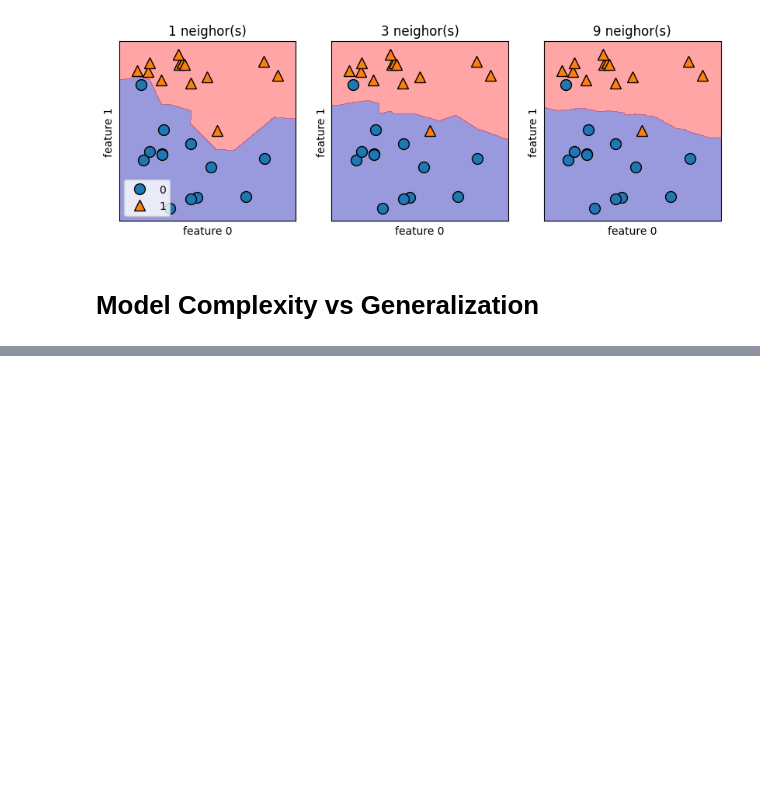
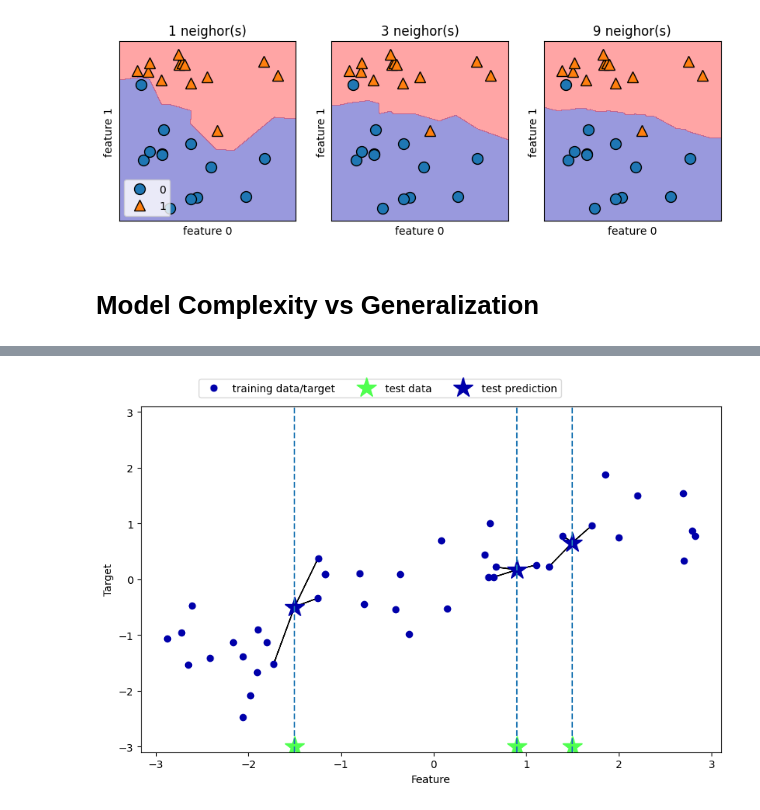
Before and after one commit to mayura-andrew/ml-experiments, a Jupyter notebook: supervised_learning.ipynb, the cells around one changed output, grey strips where cells are left out. Saved outputs shown, nothing was run; the diff lists cells and outputs as text; code cells hidden in the pictures; blank space fills up the shorter version.

```diff
--- a/supervised_learning.ipynb
+++ b/supervised_learning.ipynb
@@ -74,0 +100,4 @@ test_accuracy = []
+# %%
+mglearn.plots.plot_knn_regression(n_neighbors=3)
+# %% [output]
+[figure, added]
```
Also changed, not shown: parts of 14 cells of this notebook.
